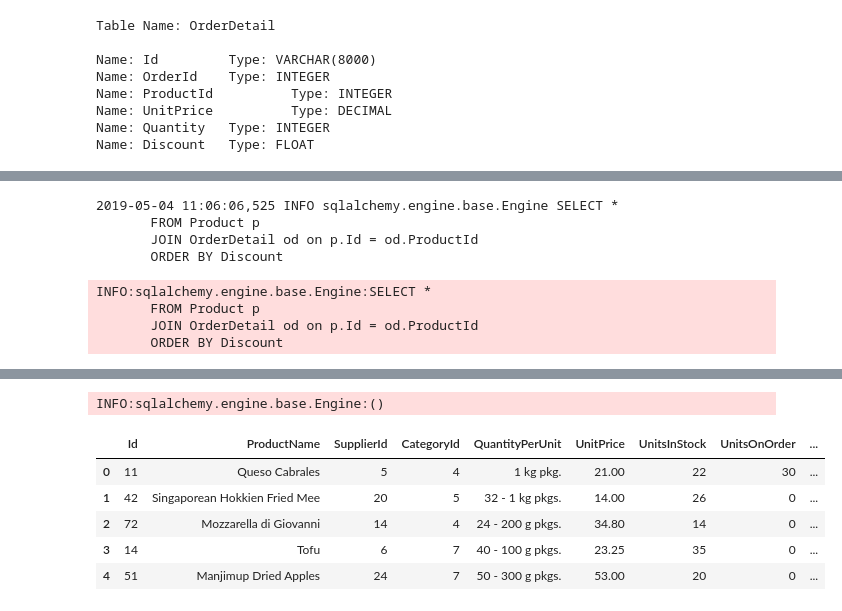
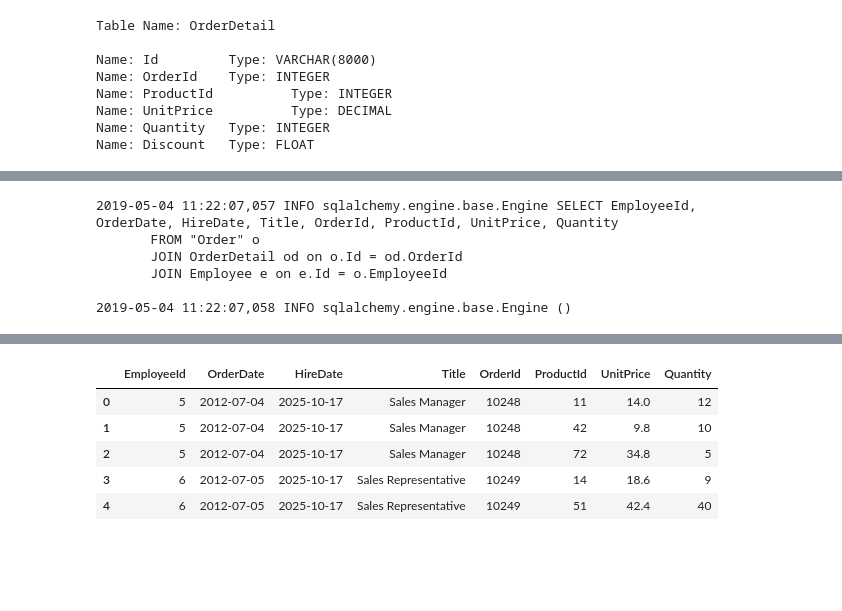
Before and after one commit to miyamuse/dsc-2-final-project-online-ds-sp-000, a Jupyter notebook: project.ipynb, the cells around one changed output, grey strips where cells are left out. Saved outputs shown, nothing was run; the diff lists cells and outputs as text; code cells hidden in the pictures; blank space fills up the shorter version.

```diff
--- a/project.ipynb
+++ b/project.ipynb
@@ -578,18 +602,17 @@ Name: Discontinued       Type: INTEGER
 # %%
-#This SQL query selects all rows and columns from my OrderDetail table and puts it into a dataframe.
-q = """SELECT *
-       FROM Product p
-       JOIN OrderDetail od on p.Id = od.ProductId
-       ORDER BY Discount"""
+#This SQL query selects the necessary rows and columns from my Order, Employee, and OrderDetail tables and put it into a dataframe.
+q = """SELECT EmployeeId, OrderDate, HireDate, Title, OrderId, ProductId, UnitPrice, Quantity
+       FROM "Order" o
+       JOIN OrderDetail od on o.Id = od.OrderId
+       JOIN Employee e on e.Id = o.EmployeeId
+       """
 
 df2 = pd.read_sql_query(q, engine)
 df2.head()
 # %% [output]
-2019-05-04 11:06:06,525 INFO sqlalchemy.engine.base.Engine SELECT *
-       FROM Product p
-       JOIN OrderDetail od on p.Id = od.ProductId
-       ORDER BY Discount
+2019-05-04 11:22:07,057 INFO sqlalchemy.engine.base.Engine SELECT EmployeeId, OrderDate, HireDate, Title, OrderId, ProductId, UnitPrice, Quantity
+       FROM "Order" o
+       JOIN OrderDetail od on o.Id = od.OrderId
+       JOIN Employee e on e.Id = o.EmployeeId
+
+2019-05-04 11:22:07,058 INFO sqlalchemy.engine.base.Engine ()
-INFO:sqlalchemy.engine.base.Engine:SELECT *
-       FROM Product p
-       JOIN OrderDetail od on p.Id = od.ProductId
-       ORDER BY Discount
@@ -597,7 +619,6 @@ INFO:sqlalchemy.engine.base.Engine:SELECT *
-INFO:sqlalchemy.engine.base.Engine:()
-|  | Id | ProductName | SupplierId | CategoryId | QuantityPerUnit | UnitPrice | UnitsInStock | UnitsOnOrder | ... |
-| 0 | 11 | Queso Cabrales | 5 | 4 | 1 kg pkg. | 21.00 | 22 | 30 | ... |
-| 1 | 42 | Singaporean Hokkien Fried Mee | 20 | 5 | 32 - 1 kg pkgs. | 14.00 | 26 | 0 | ... |
-| 2 | 72 | Mozzarella di Giovanni | 14 | 4 | 24 - 200 g pkgs. | 34.80 | 14 | 0 | ... |
-| 3 | 14 | Tofu | 6 | 7 | 40 - 100 g pkgs. | 23.25 | 35 | 0 | ... |
-| 4 | 51 | Manjimup Dried Apples | 24 | 7 | 50 - 300 g pkgs. | 53.00 | 20 | 0 | ... |
+|  | EmployeeId | OrderDate | HireDate | Title | OrderId | ProductId | UnitPrice | Quantity |
+| 0 | 5 | 2012-07-04 | 2025-10-17 | Sales Manager | 10248 | 11 | 14.0 | 12 |
+| 1 | 5 | 2012-07-04 | 2025-10-17 | Sales Manager | 10248 | 42 | 9.8 | 10 |
+| 2 | 5 | 2012-07-04 | 2025-10-17 | Sales Manager | 10248 | 72 | 34.8 | 5 |
+| 3 | 6 | 2012-07-05 | 2025-10-17 | Sales Representative | 10249 | 14 | 18.6 | 9 |
+| 4 | 6 | 2012-07-05 | 2025-10-17 | Sales Representative | 10249 | 51 | 42.4 | 40 |
```
Also changed, not shown: parts of 47 cells of this notebook.
